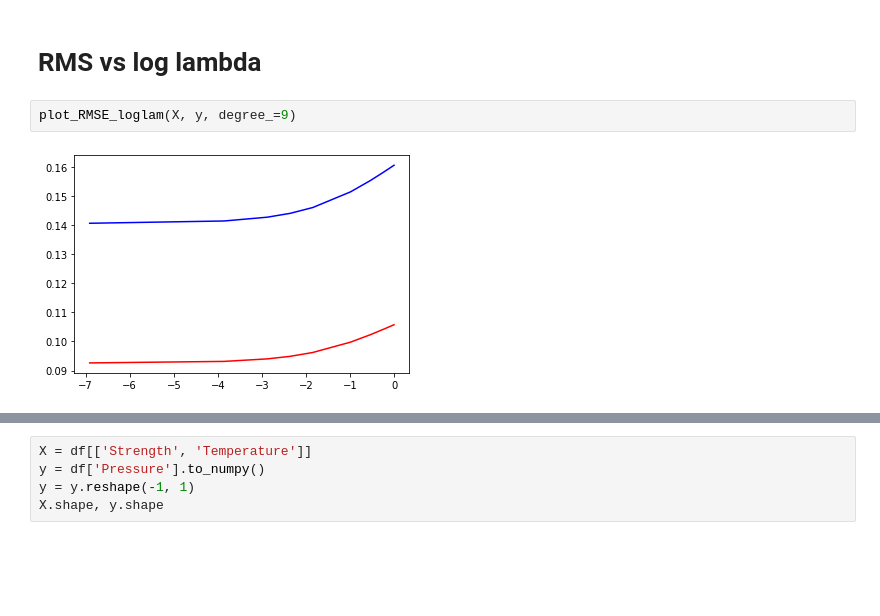
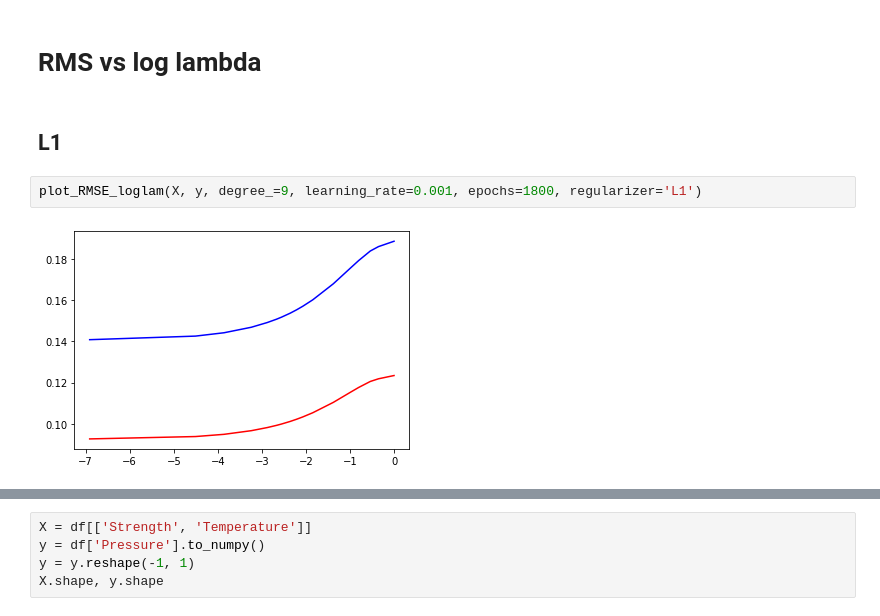
Before and after one commit to CyberKnight1803/FoDS_Assigments, a Jupyter notebook: Assignment-1/model.ipynb, the cells around one changed output, grey strips where cells are left out. Saved outputs shown, nothing was run; the diff lists cells and outputs as text; blank space fills up the shorter version.

```diff
--- a/Assignment-1/model.ipynb
+++ b/Assignment-1/model.ipynb
@@ -679,7 +699,9 @@ print(f"Error on testing data: {test_mse}")
 Error on testing data: 5.978692693133603
 # %% [markdown]
 # RMS vs log lambda
+# %% [markdown]
+## L1
 # %%
-plot_RMSE_loglam(X, y, degree_=9)
+plot_RMSE_loglam(X, y, degree_=9, learning_rate=0.001, epochs=1800, regularizer='L1')
 # %% [output]
-[figure, old version]
+[figure, new version]
```
Also changed, not shown: parts of 18 cells of this notebook, 1 other file.
